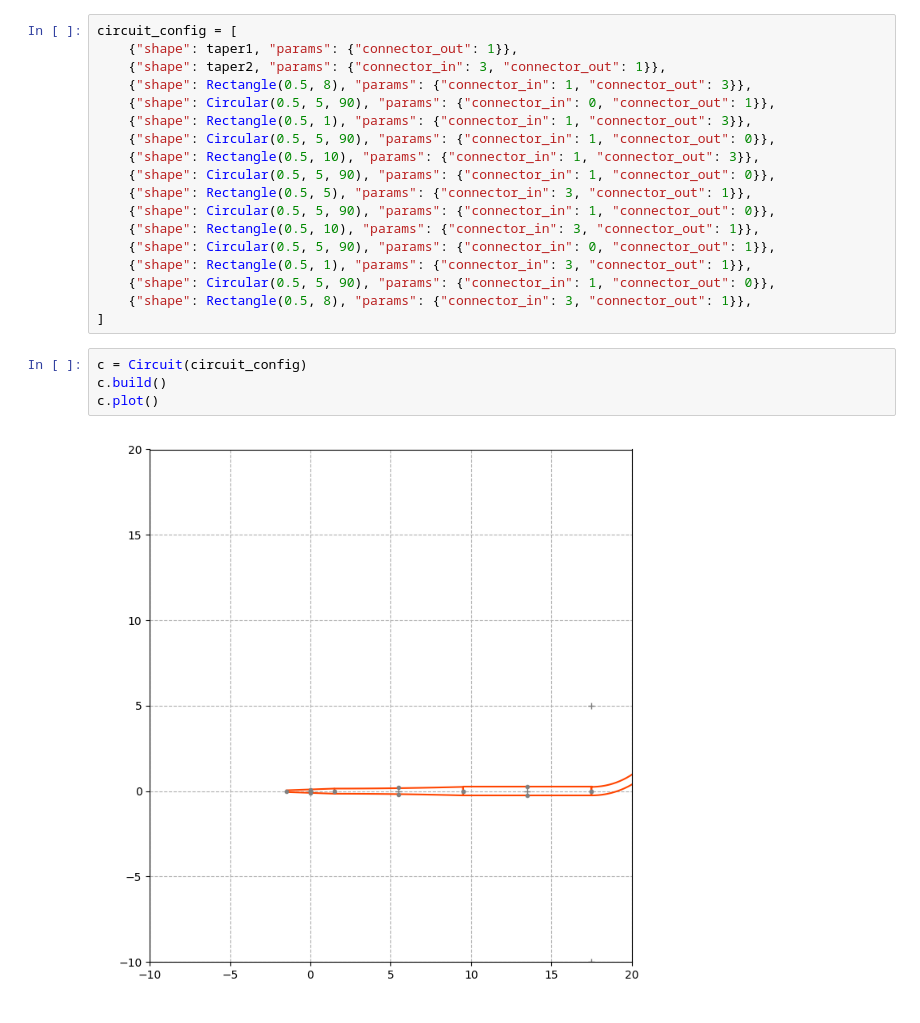
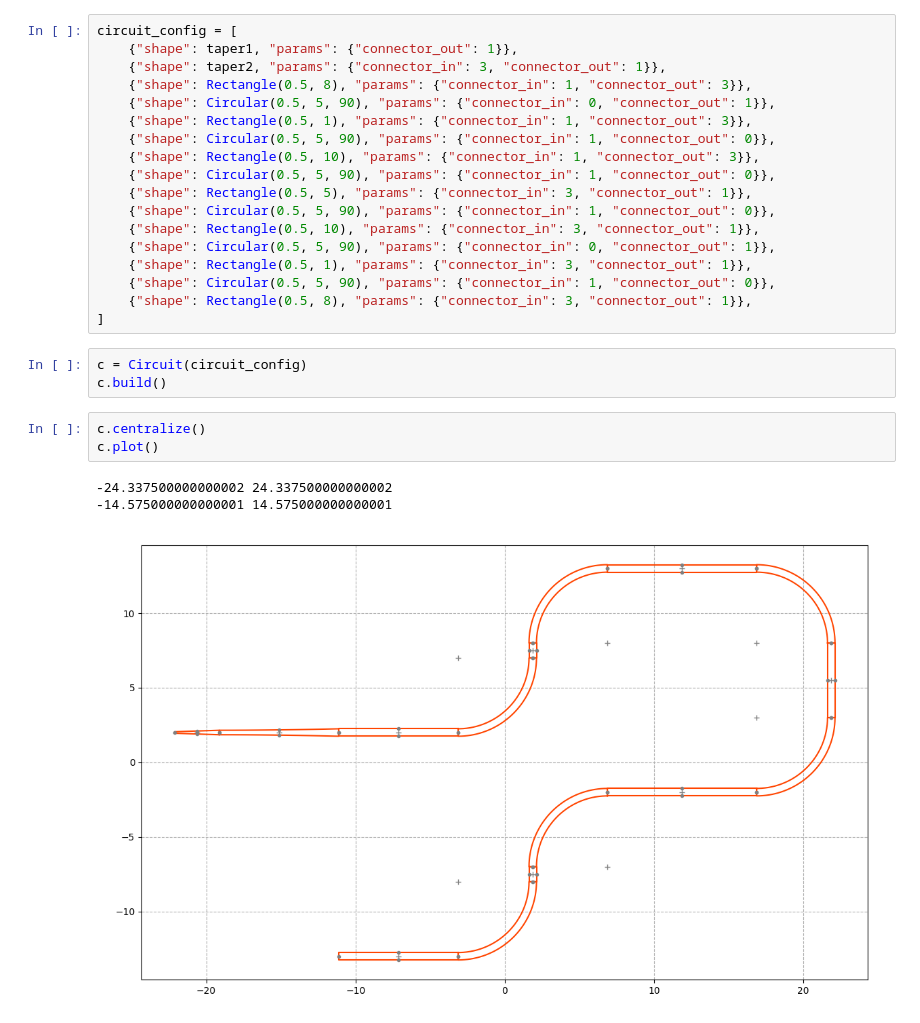
Before and after one commit to jsmatias/kcircuit, a Jupyter notebook: circuit.ipynb, the cells around one changed output. Saved outputs shown, nothing was run; the diff lists cells and outputs as text.

```diff
--- a/circuit.ipynb
+++ b/circuit.ipynb
@@ -30,6 +30,10 @@ circuit_config = [
 # %%
 c = Circuit(circuit_config)
 c.build()
-c.plot()
-# %% [output]
-[figure, removed]
+# %%
+c.centralize()
+c.plot()
+# %% [output]
+-24.337500000000002 24.337500000000002
+-14.575000000000001 14.575000000000001
+[figure, added]
```
Also changed, not shown: parts of 1 cell of this notebook, 4 other files.
